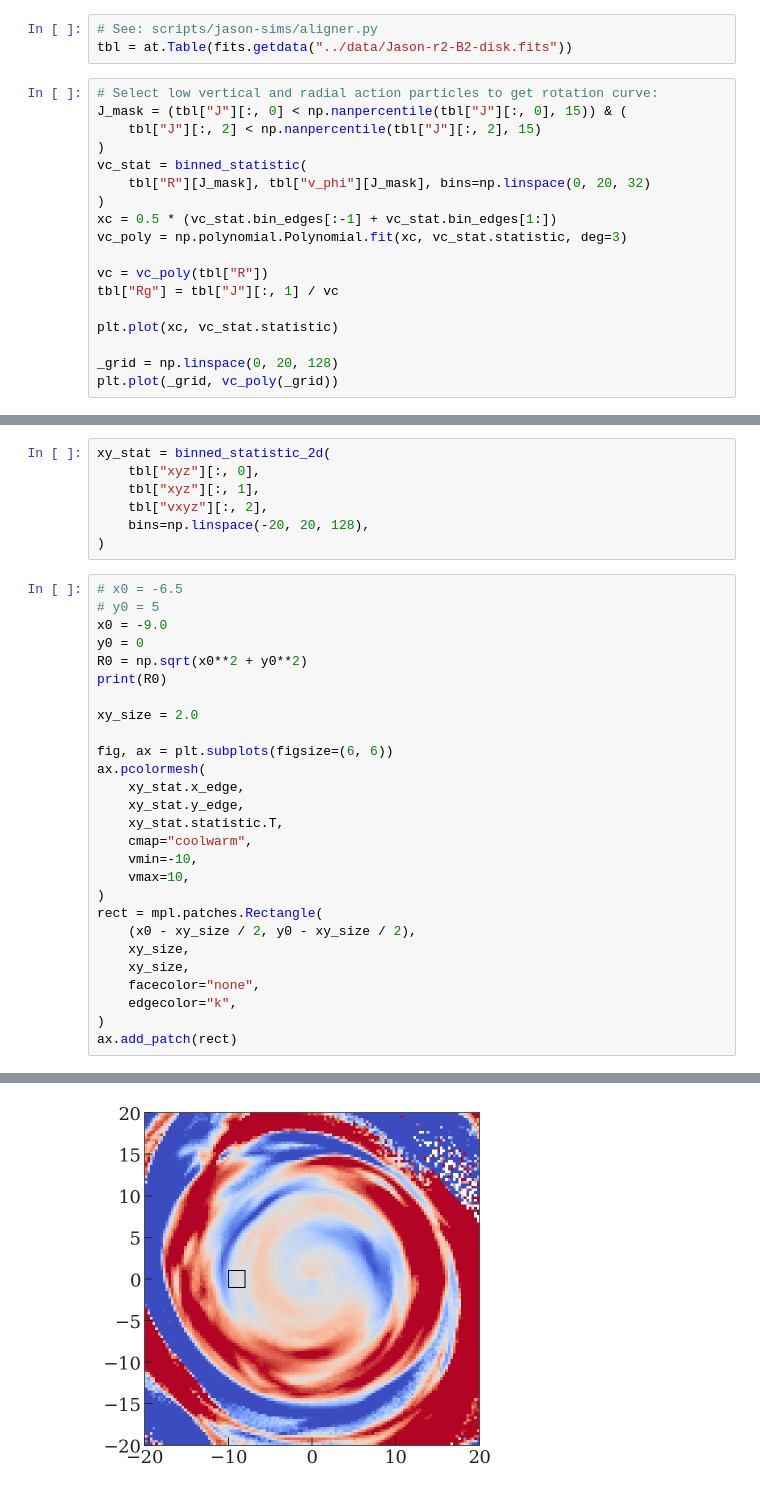
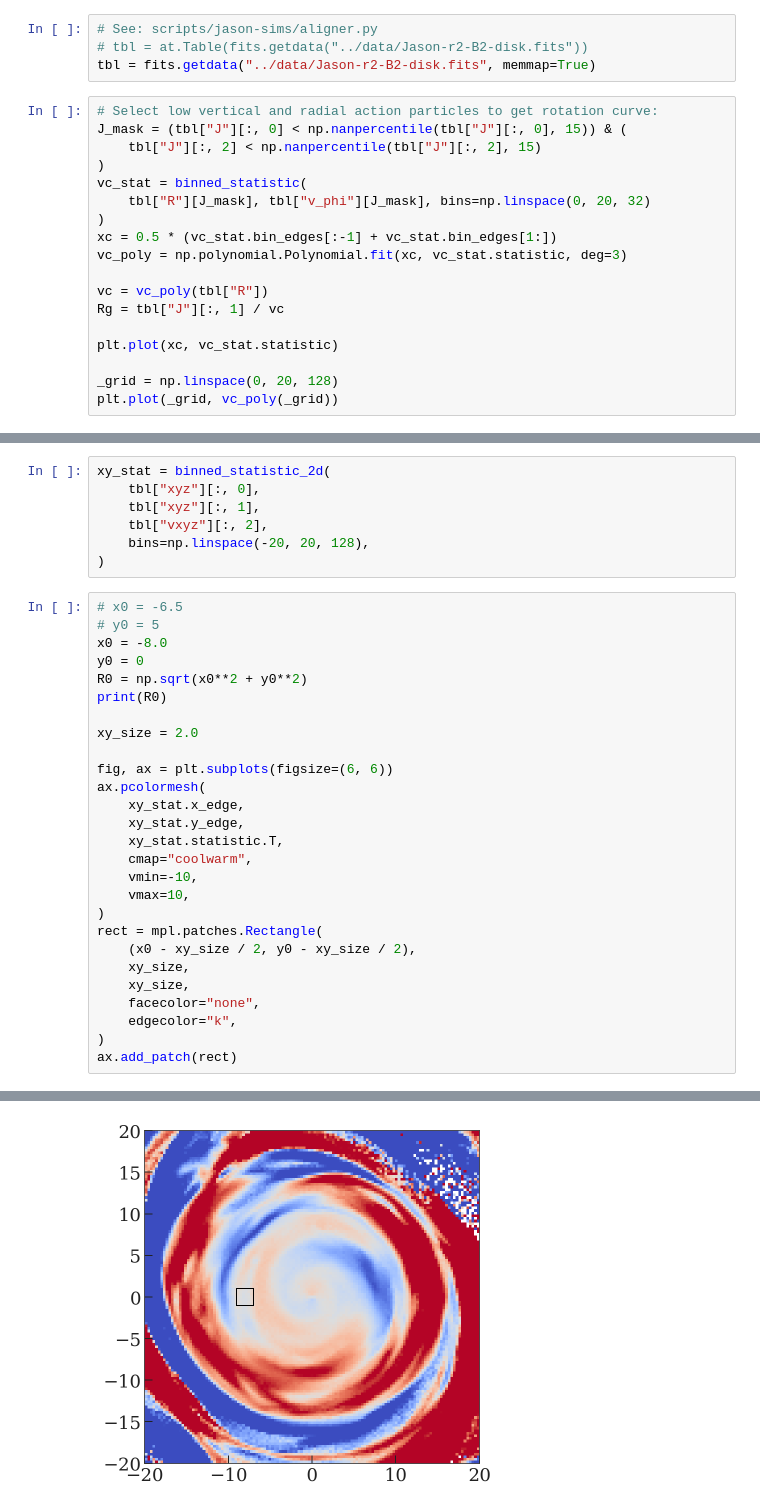
Before and after one commit to adrn/empirical-af, a Jupyter notebook: scripts/Jason-sim-find-good-volume.ipynb, the cells around one changed output, grey strips where cells are left out. Drawn from its saved outputs; the diff is of its cells as text.

Commit message:
update figure notebooks and fix run with jason sim

```diff
--- a/scripts/Jason-sim-find-good-volume.ipynb
+++ b/scripts/Jason-sim-find-good-volume.ipynb
@@ -16,6 +25,7 @@ from torusimaging_helpers.plot import plot_bdata
 # %%
 # See: scripts/jason-sims/aligner.py
-tbl = at.Table(fits.getdata("../data/Jason-r2-B2-disk.fits"))
+# tbl = at.Table(fits.getdata("../data/Jason-r2-B2-disk.fits"))
+tbl = fits.getdata("../data/Jason-r2-B2-disk.fits", memmap=True)
 # %%
 # Select low vertical and radial action particles to get rotation curve:
 J_mask = (tbl["J"][:, 0] < np.nanpercentile(tbl["J"][:, 0], 15)) & (
@@ -28,7 +38,7 @@ xc = 0.5 * (vc_stat.bin_edges[:-1] + vc_stat.bin_edges[1:])
 vc_poly = np.polynomial.Polynomial.fit(xc, vc_stat.statistic, deg=3)
 
 vc = vc_poly(tbl["R"])
-tbl["Rg"] = tbl["J"][:, 1] / vc
+Rg = tbl["J"][:, 1] / vc
 
 plt.plot(xc, vc_stat.statistic)
 
@@ -47,7 +57,7 @@ xy_stat = binned_statistic_2d(
 # %%
 # x0 = -6.5
 # y0 = 5
-x0 = -9.0
+x0 = -8.0
 y0 = 0
 R0 = np.sqrt(x0**2 + y0**2)
 print(R0)
@@ -76,5 +86,5 @@ ax.add_patch(rect)
 <matplotlib.patches.Rectangle at 0x...>
-[figure, old version]
+[figure, new version]
 # %%
 print(vc_poly(R0), R0)  # 228.36 * 7.5 ~= 1712
 # %% [output]
```
Also changed, not shown: parts of 22 cells of this notebook, 8 other files.
